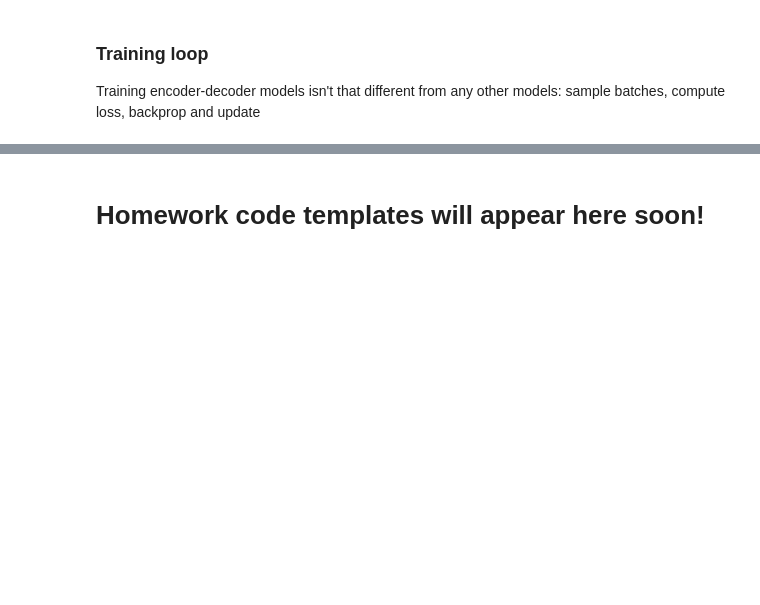
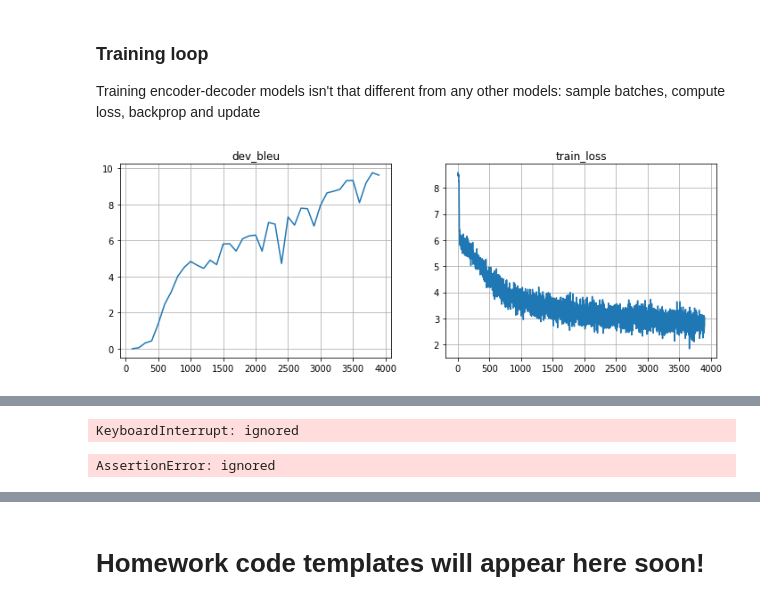
Before and after one commit to legendawes/nlp_course, a Jupyter notebook: week04_seq2seq/practice_and_homework.ipynb, the cells around one changed output, grey strips where cells are left out. Cells and saved outputs as stored; diff of their text form; code cells hidden in the pictures; blank space fills up the shorter version.

```diff
--- a/week04_seq2seq/practice_and_homework.ipynb
+++ b/week04_seq2seq/practice_and_homework.ipynb
@@ -329,33 +329,35 @@ metrics = {'train_loss': [], 'dev_bleu': [] }
 opt = keras.optimizers.Adam(1e-3)
 batch_size = 32
 # %%
-for _ in trange(25000):
-    step = len(metrics['train_loss']) + 1
-    batch_ix = np.random.randint(len(train_inp), size=batch_size)
-    batch_inp = inp_voc.to_matrix(train_inp[batch_ix])
-    batch_out = out_voc.to_matrix(train_out[batch_ix])
+with tf.device('/GPU:0'):
+  for _ in trange(25000):
+      step = len(metrics['train_loss']) + 1
+      batch_ix = np.random.randint(len(train_inp), size=batch_size)
+      batch_inp = inp_voc.to_matrix(train_inp[batch_ix])
+      batch_out = out_voc.to_matrix(train_out[batch_ix])
 
-    with tf.GradientTape() as tape:
-         loss_t = compute_loss(model, batch_inp, batch_out)
+      with tf.GradientTape() as tape:
+           loss_t = compute_loss(model, batch_inp, batch_out)
 
-    grads = tape.gradient(loss_t, model.trainable_variables)
-    opt.apply_gradients(zip(grads, model.trainable_variables))
+      grads = tape.gradient(loss_t, model.trainable_variables)
+      opt.apply_gradients(zip(grads, model.trainable_variables))
 
 
-    metrics['train_loss'].append((step, loss_t.numpy()))
+      metrics['train_loss'].append((step, loss_t.numpy()))
 
-    if step % 100 == 0:
-        metrics['dev_bleu'].append((step, compute_bleu(model, dev_inp, dev_out)))
+      if step % 100 == 0:
+          metrics['dev_bleu'].append((step, compute_bleu(model, dev_inp, dev_out)))
 
-        clear_output(True)
-        plt.figure(figsize=(12,4))
-        for i, (name, history) in enumerate(sorted(metrics.items())):
-            plt.subplot(1, len(metrics), i + 1)
-            plt.title(name)
-            plt.plot(*zip(*history))
-            plt.grid()
-        plt.show()
-        print("Mean loss=%.3f" % np.mean(metrics['train_loss'][-10:], axis=0)[1], flush=True)
+          clear_output(True)
+          plt.figure(figsize=(12,4))
+          for i, (name, history) in enumerate(sorted(metrics.items())):
+              plt.subplot(1, len(metrics), i + 1)
+              plt.title(name)
+              plt.plot(*zip(*history))
+              plt.grid()
+          plt.show()
+          print("Mean loss=%.3f" % np.mean(metrics['train_loss'][-10:], axis=0)[1], flush=True)
 
-# Note: it's okay if bleu oscillates up and down as long as it gets better on average over long term (e.g. 5k batches)
+  # Note: it's okay if bleu oscillates up and down as long as it gets better on average over long term (e.g. 5k batches)
 # %% [output]
+[figure, added]
@@ -363,5 +365,8 @@ KeyboardInterrupt: ignored
+KeyboardInterrupt: ignored
 # %%
 assert np.mean(metrics['dev_bleu'][-10:], axis=0)[1] > 15, "We kind of need a higher bleu BLEU from you. Kind of right now."
+# %% [output]
+AssertionError: ignored
 # %%
 for inp_line, trans_line in zip(dev_inp[::500], model.translate_lines(dev_inp[::500])[0]):
     print(inp_line)
```
Also changed, not shown: parts of 3 cells of this notebook.
